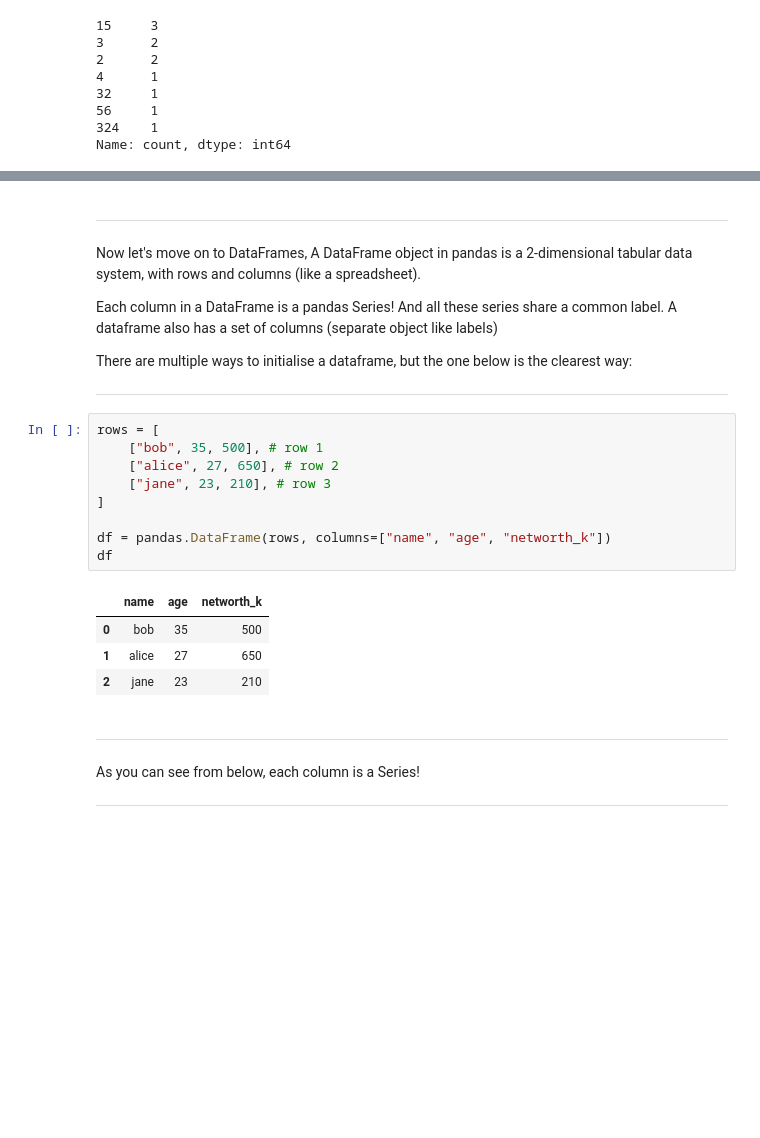
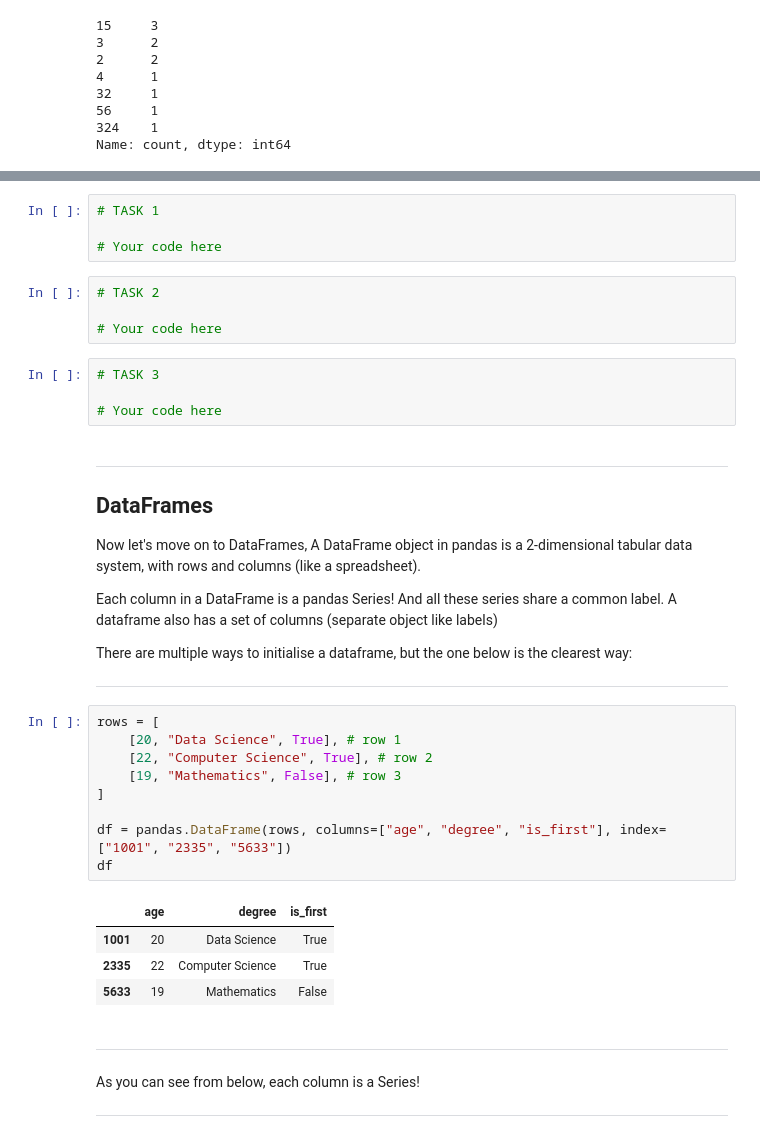
Before and after one commit to christophersoo/bdss-ws2526, a Jupyter notebook: session_01/pandas_intro.ipynb, the cells around one changed output, grey strips where cells are left out. Cells and saved outputs as stored; diff of their text form; blank space fills up the shorter version.

```diff
--- a/session_01/pandas_intro.ipynb
+++ b/session_01/pandas_intro.ipynb
@@ -291,5 +317,18 @@ Name: count, dtype: int64
+# %%
+# TASK 1
+
+# Your code here
+# %%
+# TASK 2
+
+# Your code here
+# %%
+# TASK 3
+
+# Your code here
 # %% [markdown]
 ---
+## DataFrames
 Now let's move on to DataFrames, A DataFrame object in pandas is a 2-dimensional tabular data system, with rows and columns (like a spreadsheet).
 
 Each column in a DataFrame is a pandas Series! And all these series share a common label. A dataframe also has a set of columns (separate object like labels)
@@ -299,18 +338,18 @@ There are multiple ways to initialise a dataframe, but the one below is the clea
 ---
 # %%
 rows = [
-    ["bob", 35, 500], # row 1
-    ["alice", 27, 650], # row 2
-    ["jane", 23, 210], # row 3
+    [20, "Data Science", True], # row 1
+    [22, "Computer Science", True], # row 2
+    [19, "Mathematics", False], # row 3
 ]
 
-df = pandas.DataFrame(rows, columns=["name", "age", "networth_k"])
+df = pandas.DataFrame(rows, columns=["age", "degree", "is_first"], index=["1001", "2335", "5633"])
 df
 # %% [output]
-|  | name | age | networth_k |
-| 0 | bob | 35 | 500 |
-| 1 | alice | 27 | 650 |
-| 2 | jane | 23 | 210 |
+|  | age | degree | is_first |
+| 1001 | 20 | Data Science | True |
+| 2335 | 22 | Computer Science | True |
+| 5633 | 19 | Mathematics | False |
 # %% [markdown]
 ---
 As you can see from below, each column is a Series!
```
Also changed, not shown: parts of 40 cells of this notebook, 1 other file.
